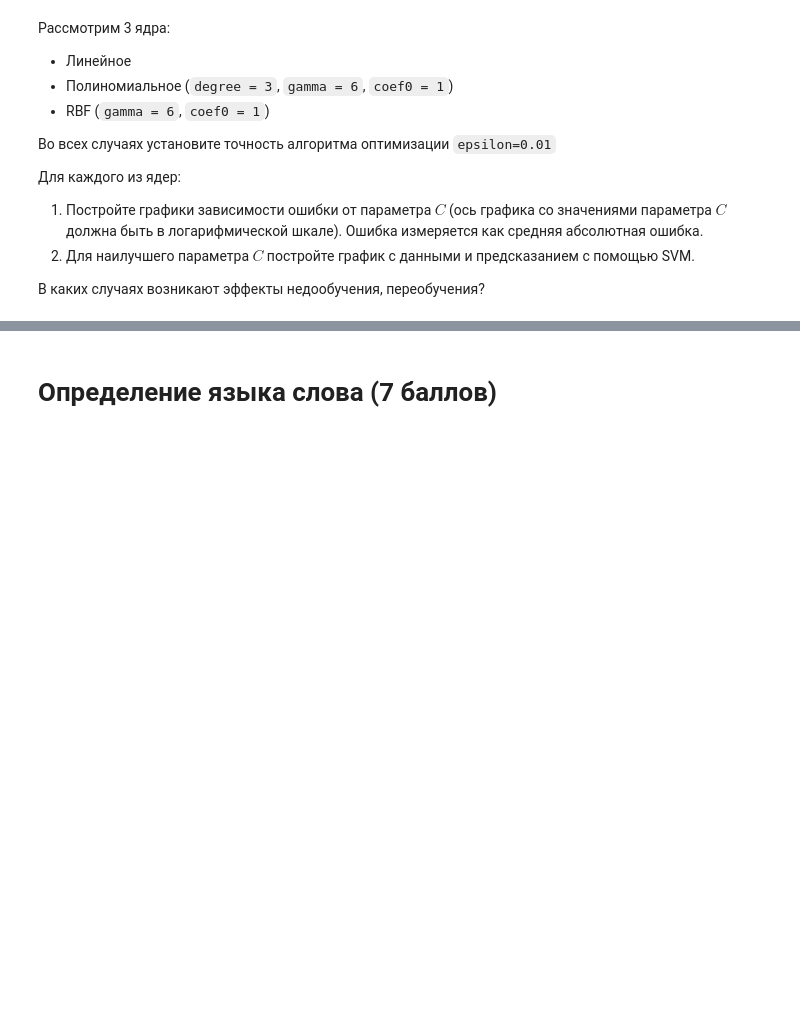
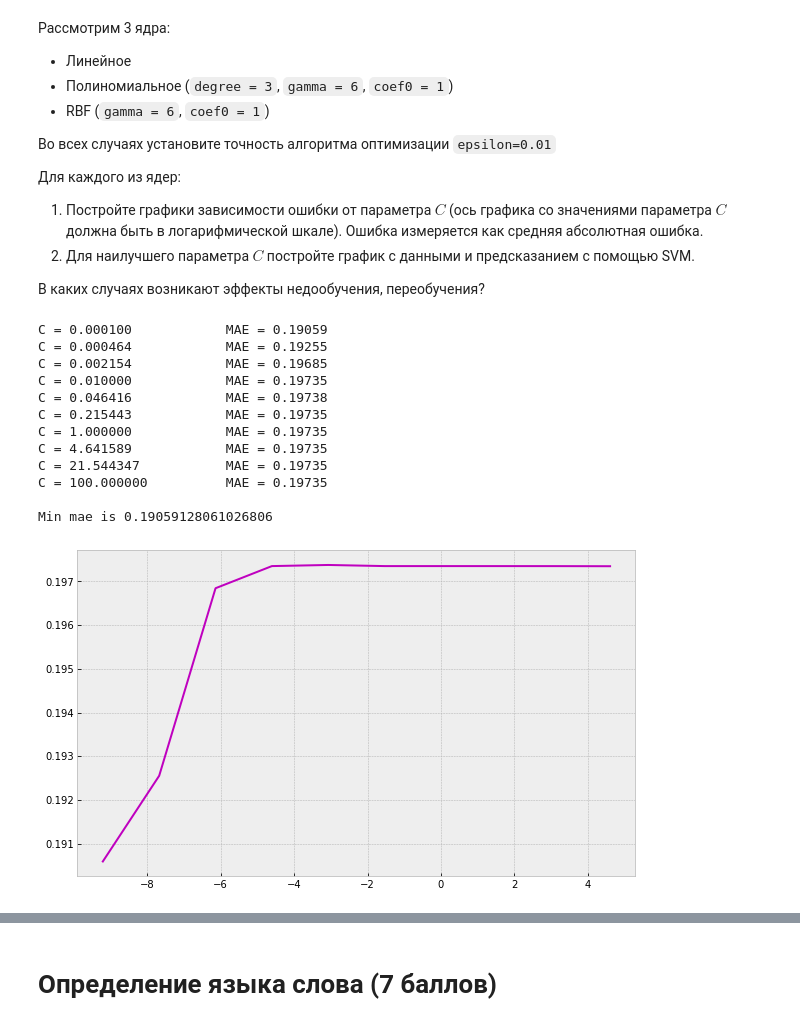
Before and after one commit to Sinopsys/IDA-HSE-2017-3-course, a Jupyter notebook: homeworks/hw1/IDA2HW1Kupriyanov.ipynb, the cells around one changed output, grey strips where cells are left out. Drawn from its saved outputs; the diff is of its cells as text; code cells hidden in the pictures; blank space fills up the shorter version.

```diff
--- a/homeworks/hw1/IDA2HW1Kupriyanov.ipynb
+++ b/homeworks/hw1/IDA2HW1Kupriyanov.ipynb
@@ -69,3 +76,32 @@ plt.show()
 2. Для наилучшего параметра $C$ постройте график с данными и предсказанием с помощью SVM.
 
 В каких случаях возникают эффекты недообучения, переобучения?
+# %%
+EPSILON = 0.1
+C = np.logspace(-4, 2, 10)
+# %%
+errors_lin = []
+for c in C:
+    clf = SVR(kernel = 'linear', C = c, epsilon = EPSILON)
+    clf.fit(x_processed, y)
+    errors_lin.append(mae(clf.predict(x_processed), np.ravel(y)))
+    print('C = {c:6.6f}\t\tMAE = {mae:6.5f}'.format(c=c, mae=errors_lin[-1]))
+
+print('\nMin mae is {}\n'.format(np.min(errors_lin)))
+
+plt.plot(np.log(C), np.array(errors_lin), color='m');
+plt.show()
+# %% [output]
+C = 0.000100            MAE = 0.19059
+C = 0.000464            MAE = 0.19255
+C = 0.002154            MAE = 0.19685
+C = 0.010000            MAE = 0.19735
+C = 0.046416            MAE = 0.19738
+C = 0.215443            MAE = 0.19735
+C = 1.000000            MAE = 0.19735
+C = 4.641589            MAE = 0.19735
+C = 21.544347           MAE = 0.19735
+C = 100.000000          MAE = 0.19735
+
+Min mae is 0.19059128061026806
+[figure, added]
```
Also changed, not shown: parts of 10 cells of this notebook.
